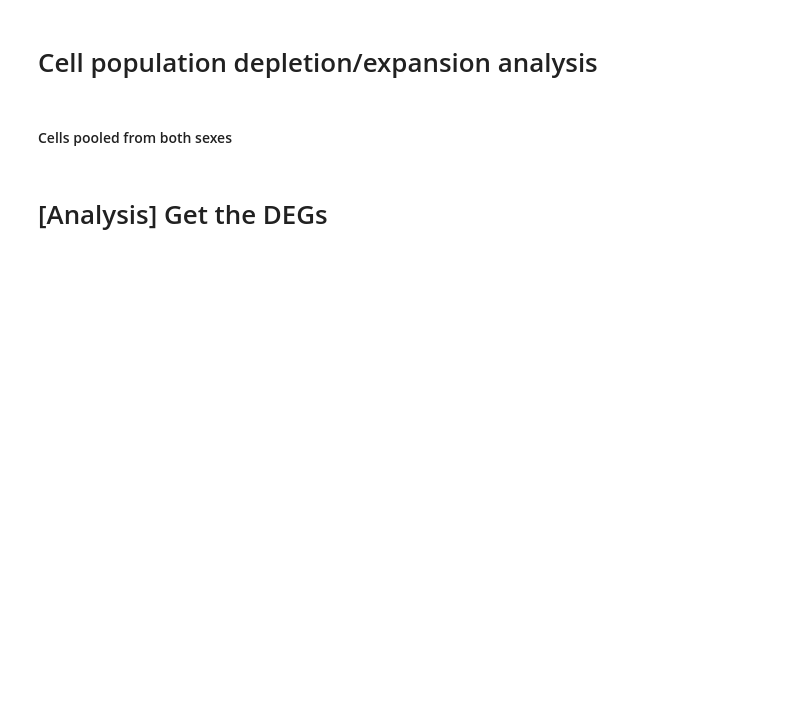
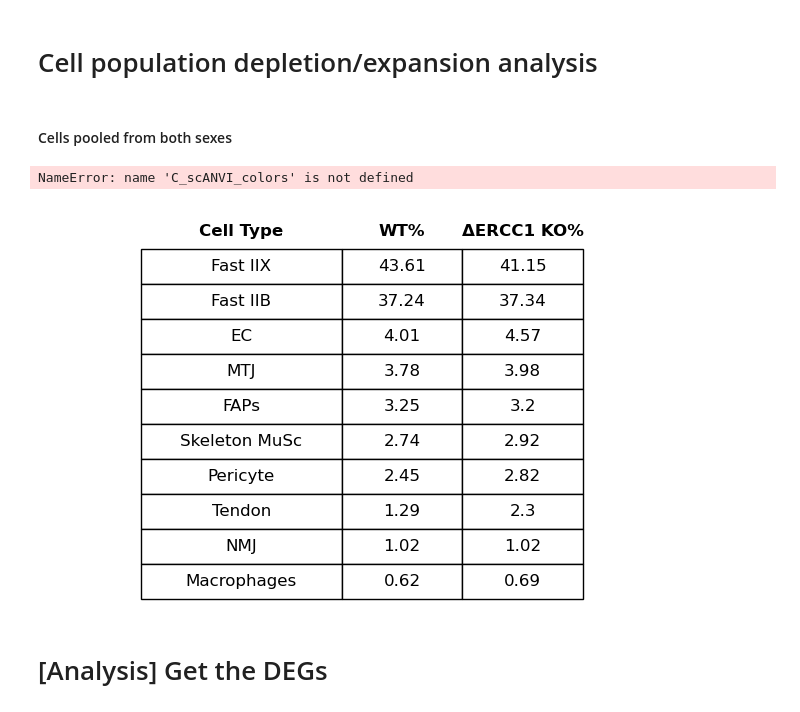
Before and after one commit to akanksha-sachan/TA_muscle_ageing, a Jupyter notebook: py_scripts/DEG_related/DEG_pathway_analysis.ipynb, the cells around one changed output. Saved outputs shown, nothing was run; the diff lists cells and outputs as text; code cells hidden in the pictures; blank space fills up the shorter version.

```diff
--- a/py_scripts/DEG_related/DEG_pathway_analysis.ipynb
+++ b/py_scripts/DEG_related/DEG_pathway_analysis.ipynb
@@ -84,8 +99,8 @@ sc.pl.umap(adata[adata.obs['condition'] == 'WT'], color=['sex'], legend_loc='on
 # %% [markdown]
 #### Cells pooled from both sexes
 # %%
-results_df = get_cell_type_percentages(adata)
-results_df_by_sex = get_cell_type_percentages_by_sex(adata)
+results_df = get_cell_type_percentages(adata, cell_type_label='C_scANVI')
+results_df_by_sex = get_cell_type_percentages_by_sex(adata, cell_type_label='C_scANVI')
 # %%
 # Create figure and axis
 fig, ax = plt.subplots(figsize=(6, 5))
@@ -107,34 +122,37 @@ for col in range(len(results_df.columns)):
     header_cell.set_text_props(weight='bold')
     header_cell.set_edgecolor('none')  # Remove cell borders for headers
     header_cell.set_facecolor('none')  # Remove cell background for headers
 # Reduce row height and column width
 for cell in table._cells:
     table._cells[cell].set_height(0.05)
     if cell[1] in [1, 2]:
         table._cells[cell].set_width(0.15)
     else:
         table._cells[cell].set_width(0.25)
 
 # Add colored dots with correct y-positions
 num_rows = len(results_df)
 for idx in range(num_rows):
     cell_type = results_df['Cell Type'].iloc[idx]
 
     # Calculate y position from top to bottom
     y_pos = 1 - ((idx + 1.5) / (num_rows + 1))
 
     ax.scatter(0.23,
               y_pos,
-              c=[cell_type_colors.get(cell_type, 'black')],
+              c=[C_scANVI_colors.get(cell_type, 'black')],
               s=100,
               clip_on=False,
               zorder=1000)
 
 # Set the plot limits explicitly to show the dots
 ax.set_xlim(0.1, 1)
 ax.set_ylim(0, 1)
 plt.tight_layout()
 plt.show()
+# %% [output]
+NameError: name 'C_scANVI_colors' is not defined
+[figure, added]
 # %%
 # # Create figure and axis
 # fig, ax = plt.subplots(figsize=(10, 5))  # Made wider to accommodate more columns
```
Also changed, not shown: parts of 23 cells of this notebook, 3 other files.
